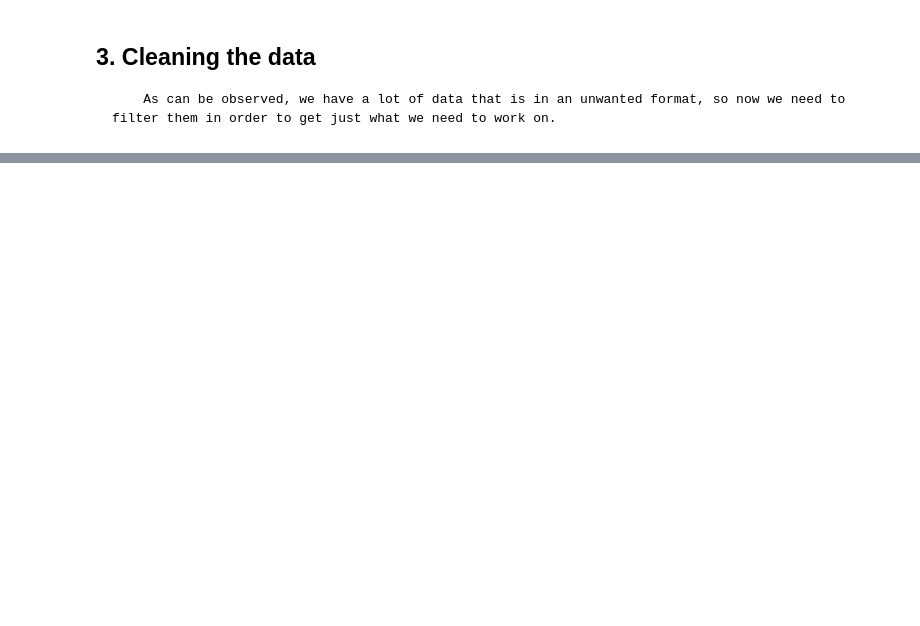
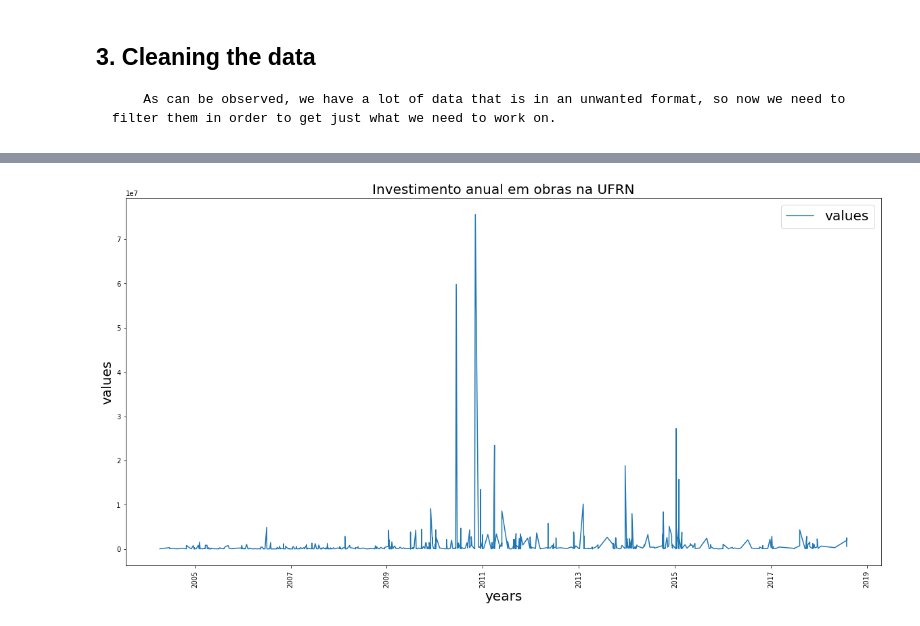
Before and after one commit to louisestella/DataAnalysis, a Jupyter notebook: prob_project.ipynb, the cells around one changed output, grey strips where cells are left out. Cells and saved outputs as stored; diff of their text form; code cells hidden in the pictures; blank space fills up the shorter version.

```diff
--- a/prob_project.ipynb
+++ b/prob_project.ipynb
@@ -35,10 +35,11 @@ obras.head()
 # %%
 import pandas as pd
 import matplotlib.pyplot as plt
+import seaborn as sns
 
 obras = pd.read_csv("obras.csv",sep=";")
 
-#linpando a coluna 'valor'
+#limpando a coluna 'valor'
 values = []
 for i in obras.valor:
     i = i.split(" ")
@@ -56,9 +57,7 @@ for i in obras.periodo:
     i = i.split(' ')[0]
     years.append(i)
 
-years = pd.to_datetime(years)
-
-plt.plot(years,obras['valor'])
-plt.xticks(rotation=90)
-plt.show()
+obras['years'] = pd.to_datetime(years)
+obras = obras.sort_values('years')
+obras.head()
 # %% [output]
@@ -65,0 +70,13 @@ plt.show()
+# %%
+plt.figure(figsize=(20,10))
+plt.plot(obras['years'],obras['valor'])
+plt.xticks(rotation=90)
+plt.ylabel('values',fontsize=20)
+plt.xlabel('years', fontsize=20)
+plt.legend(loc='best', labels=["values"],prop={'size':20})
+plt.title('Investimento anual em obras na UFRN',fontsize=20)
+
+
+plt.show()
+# %% [output]
+[figure, added]
```
Also changed, not shown: parts of 2 cells of this notebook.
